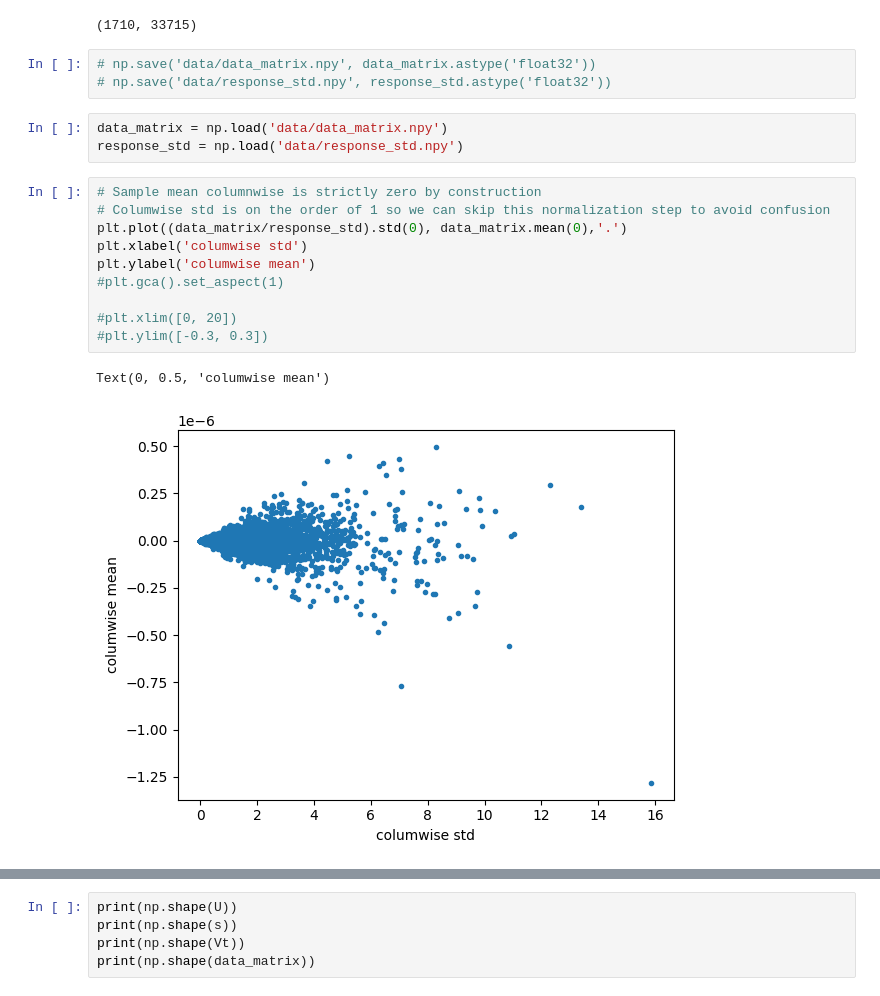
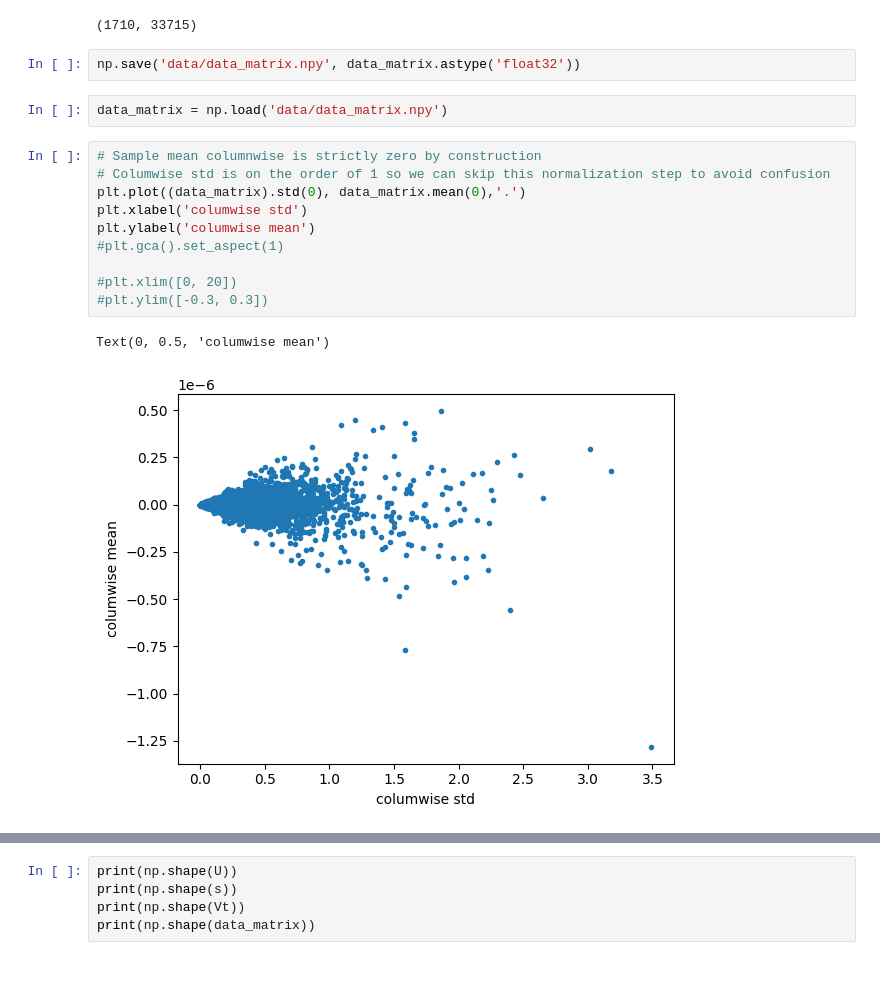
Before and after one commit to m2lines/calibration-MOM6, a Jupyter notebook: notebooks/linear-response-model.ipynb, the cells around one changed output, grey strips where cells are left out. Cells and saved outputs as stored; diff of their text form.

Commit message:
try on 60-years data

```diff
--- a/notebooks/linear-response-model.ipynb
+++ b/notebooks/linear-response-model.ipynb
@@ -101,23 +102,21 @@ np.shape(data_matrix)
 # %% [output]
 (1710, 33715)
 # %%
-# np.save('data/data_matrix.npy', data_matrix.astype('float32'))
-# np.save('data/response_std.npy', response_std.astype('float32'))
+np.save('data/data_matrix.npy', data_matrix.astype('float32'))
 # %%
 data_matrix = np.load('data/data_matrix.npy')
-response_std = np.load('data/response_std.npy')
 # %%
 # Sample mean columnwise is strictly zero by construction
 # Columwise std is on the order of 1 so we can skip this normalization step to avoid confusion
-plt.plot((data_matrix/response_std).std(0), data_matrix.mean(0),'.')
+plt.plot((data_matrix).std(0), data_matrix.mean(0),'.')
 plt.xlabel('columwise std')
 plt.ylabel('columwise mean')
 #plt.gca().set_aspect(1)
 
 #plt.xlim([0, 20])
 #plt.ylim([-0.3, 0.3])
 # %% [output]
 Text(0, 0.5, 'columwise mean')
-[figure, old version]
+[figure, new version]
 # %%
 import scipy
```
Also changed, not shown: parts of 27 cells of this notebook, 1 other file.
